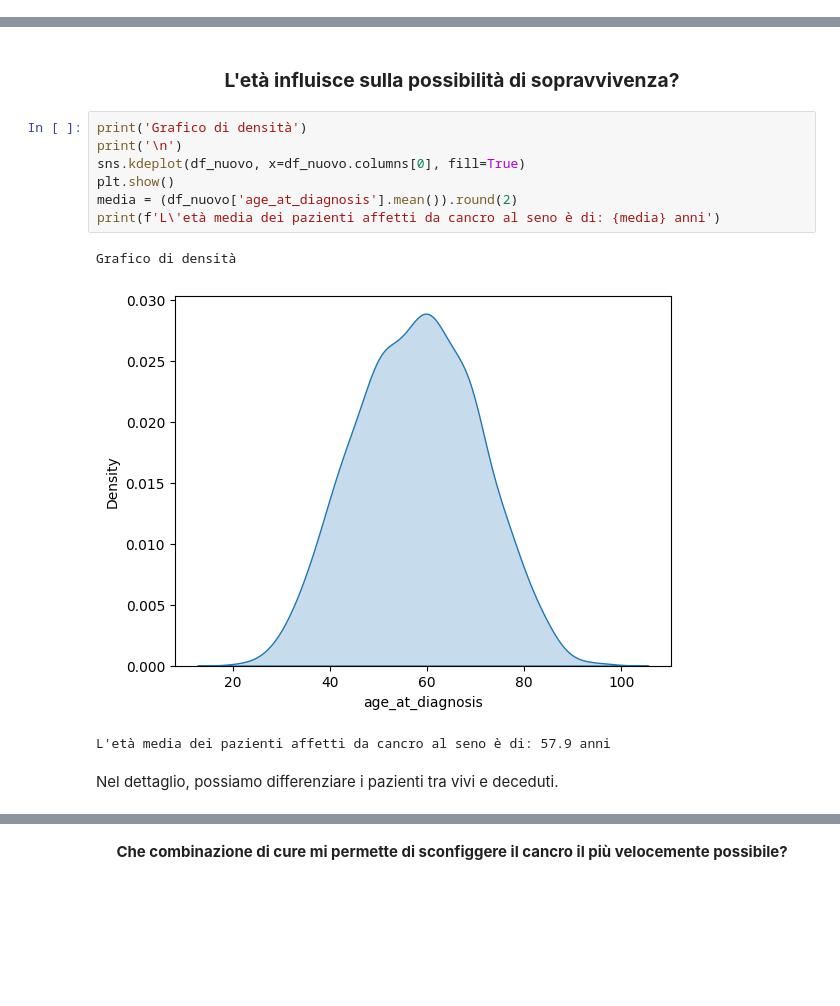
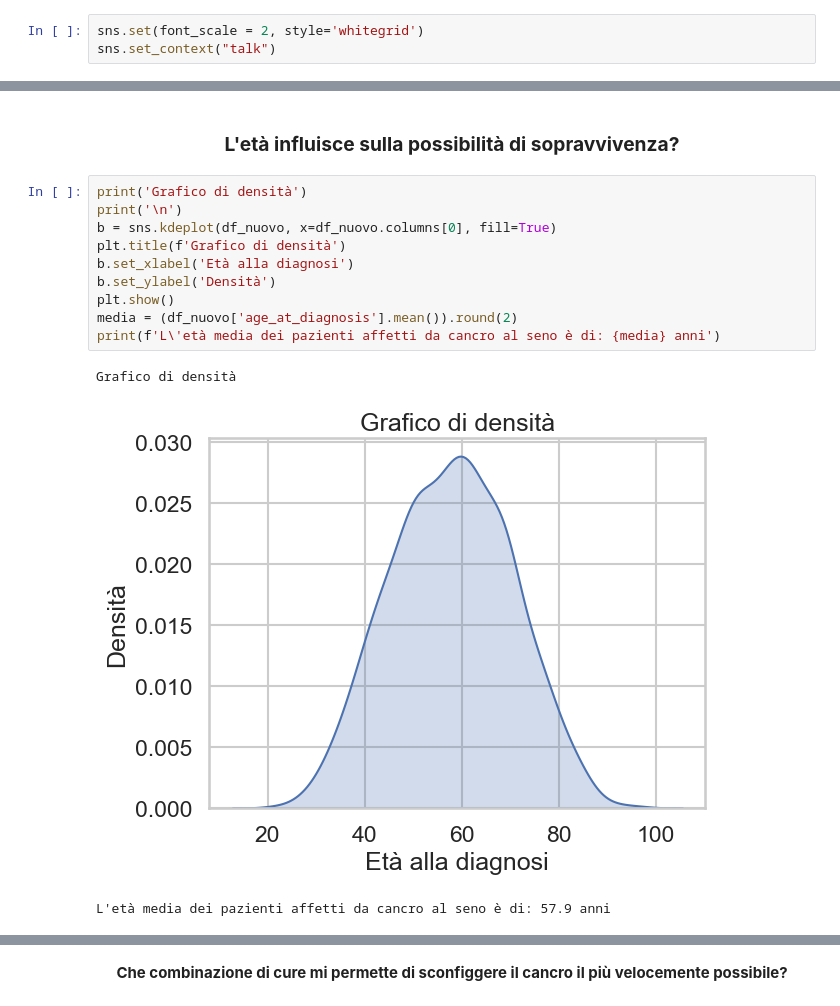
Before and after one commit to Dishinkan/Data-Science-Project, a Jupyter notebook: Data Science Project/Presentation.ipynb, the cells around one changed output, grey strips where cells are left out. Saved outputs shown, nothing was run; the diff lists cells and outputs as text; blank space fills up the shorter version.

```diff
--- a/Data Science Project/Presentation.ipynb
+++ b/Data Science Project/Presentation.ipynb
@@ -297,3 +66,6 @@ lista_terapie.pop(7)
 | 1063 | 67.46 | 48.53 | Died of Disease | 25.0 | (1, 1, 0) | chemio + ormone | ... |
 | 1064 | 85.49 | 132.03 | Died of Disease | 22.0 | (0, 1, 1) | radio + ormone | ... |
 1065 rows × 7 columns
+# %%
+sns.set(font_scale = 2, style='whitegrid')
+sns.set_context("talk")
@@ -322,14 +156,15 @@ def crea_grafico(tasso_sopravvivenza, titolo, n, m):
 # %%
 print('Grafico di densità')
 print('\n')
-sns.kdeplot(df_nuovo, x=df_nuovo.columns[0], fill=True)
+b = sns.kdeplot(df_nuovo, x=df_nuovo.columns[0], fill=True)
+plt.title(f'Grafico di densità')
+b.set_xlabel('Età alla diagnosi')
+b.set_ylabel('Densità')
 plt.show()
 media = (df_nuovo['age_at_diagnosis'].mean()).round(2)
 print(f'L\'età media dei pazienti affetti da cancro al seno è di: {media} anni')
 # %% [output]
 Grafico di densità
-[figure, old version]
+[figure, new version]
 L'età media dei pazienti affetti da cancro al seno è di: 57.9 anni
-# %% [markdown]
-Nel dettaglio, possiamo differenziare i pazienti tra vivi e deceduti.
 # %%
```
Also changed, not shown: parts of 51 cells of this notebook, 1 other file.
